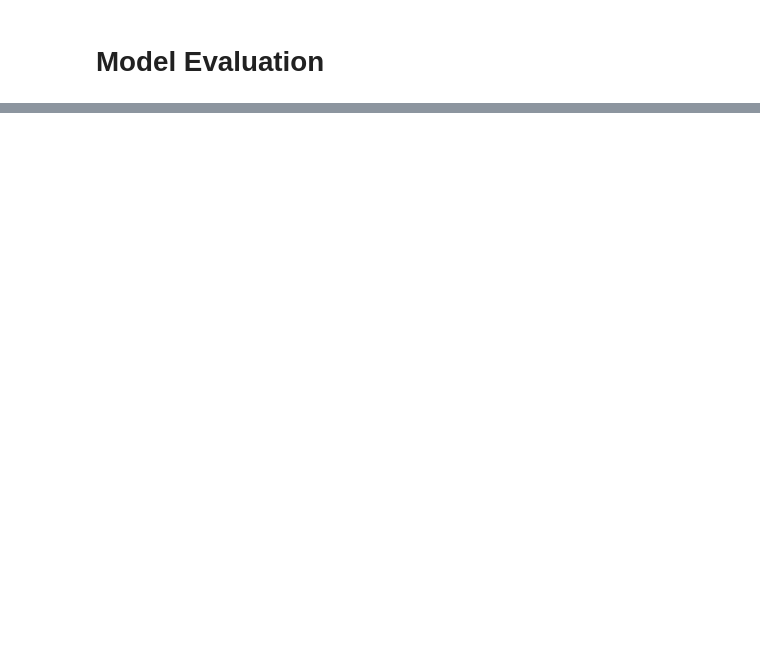
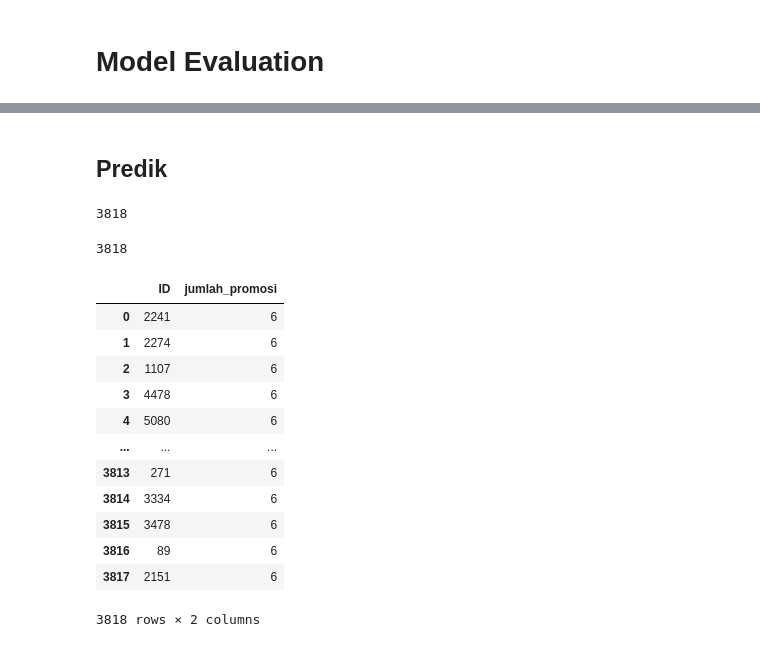
Before and after one commit to azizriza1210/Karpet-Biru, a Jupyter notebook: bismillah.ipynb, the cells around one changed output, grey strips where cells are left out. Drawn from its saved outputs; the diff is of its cells as text; code cells hidden in the pictures; blank space fills up the shorter version.

```diff
--- a/bismillah.ipynb
+++ b/bismillah.ipynb
@@ -924,0 +1256,2 @@ ValueError: DataFrame.dtypes for data must be int, float, bool or category. When
+# %% [markdown]
+## Predik
@@ -924,0 +1260,25 @@ ValueError: DataFrame.dtypes for data must be int, float, bool or category. When
+# %%
+len(y_test_pred)
+# %% [output]
+3818
+# %%
+df_test.shape[0]
+# %% [output]
+3818
+# %%
+t = pd.read_csv("submission_format.csv")
+t
+# %% [output]
+|  | ID | jumlah_promosi |
+| 0 | 2241 | 6 |
+| 1 | 2274 | 6 |
+| 2 | 1107 | 6 |
+| 3 | 4478 | 6 |
+| 4 | 5080 | 6 |
+| ... | ... | ... |
+| 3813 | 271 | 6 |
+| 3814 | 3334 | 6 |
+| 3815 | 3478 | 6 |
+| 3816 | 89 | 6 |
+| 3817 | 2151 | 6 |
+3818 rows × 2 columns
```
Also changed, not shown: parts of 38 cells of this notebook, 1 other file.
